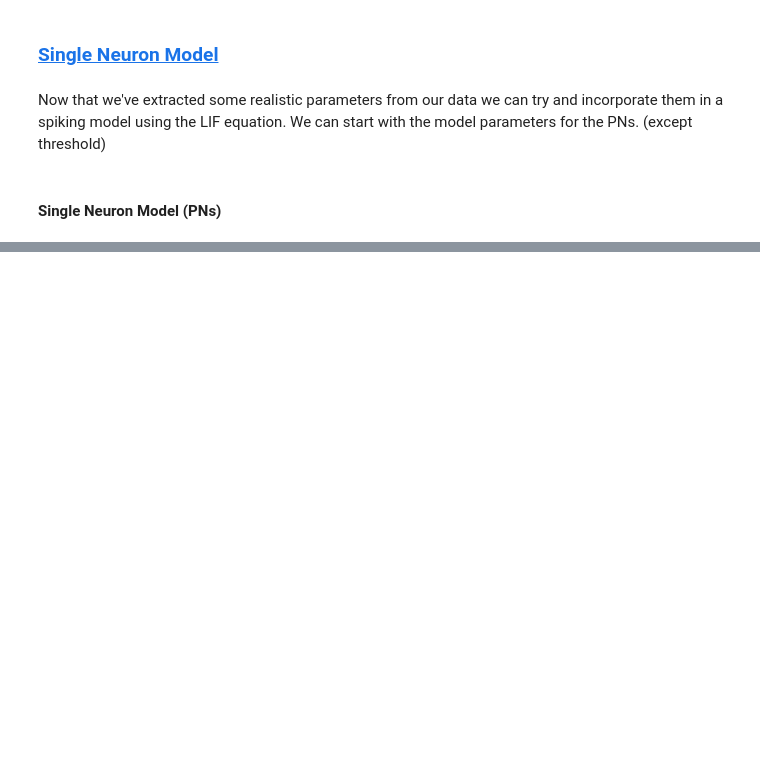
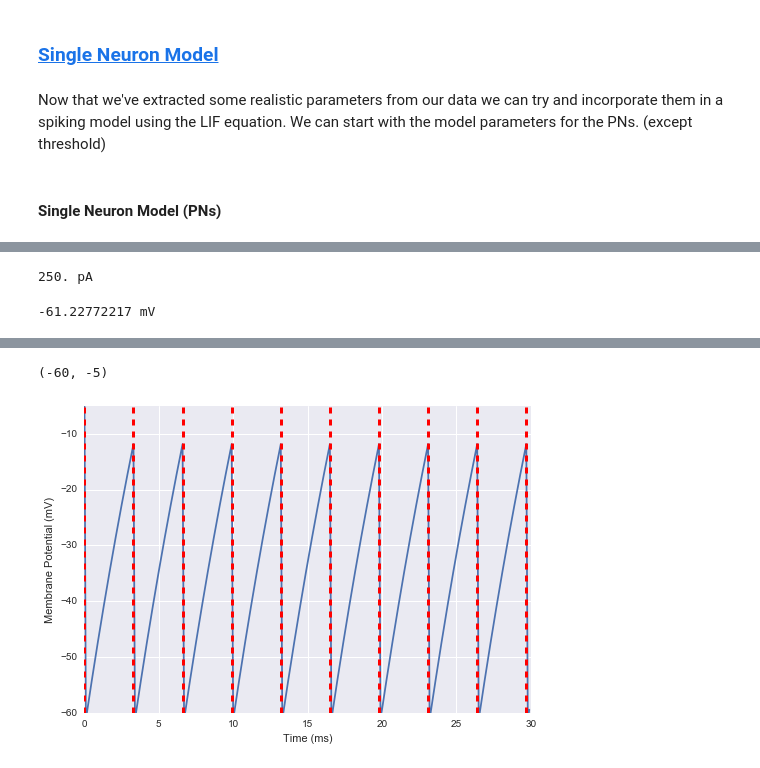
Before and after one commit to RinaldoB/Int_and_Fire, a Jupyter notebook: Integrate_and_Fire.ipynb, the cells around one changed output, grey strips where cells are left out. Drawn from its saved outputs; the diff is of its cells as text; code cells hidden in the pictures; blank space fills up the shorter version.

Commit message:
starting single neuron model

```diff
--- a/Integrate_and_Fire.ipynb
+++ b/Integrate_and_Fire.ipynb
@@ -1118,0 +1140,38 @@ I = stimulus(10,3)                                     # define stimulus here, i
+# %%
+print I
+# %% [output]
+250. pA
+# %%
+eqs = """
+dv/dt = (-El-v + I*Rm)/tau : volt (unless refractory)
+"""
+
+#doesn't start at 0 mV but at leak potential, how to change?
+
+
+G = NeuronGroup(1,eqs,threshold=0,reset='El',refractory=5*ms)
+# %%
+print El
+# %% [output]
+-61.22772217 mV
+# %%
+start_scope()
+
+G = NeuronGroup(1,eqs,threshold='v>Vth',reset='v=El',refractory=0*ms)
+
+M = StateMonitor(G, 'v', record=True)
+
+S = SpikeMonitor(G)
+
+
+run(30*ms)
+
+plot(M.t/ms, M.v[0]*1e3)
+
+for t in S.t:
+    axvline(t/ms, ls='--', c='r', lw=3)
+
+xlabel('Time (ms)')
+ylabel('Membrane Potential (mV)')
+ylim(-60,-5)
+# %% [output]
@@ -1118,0 +1179,2 @@ I = stimulus(10,3)                                     # define stimulus here, i
+(-60, -5)
+[figure, added]
```
Also changed, not shown: parts of 8 cells of this notebook.
